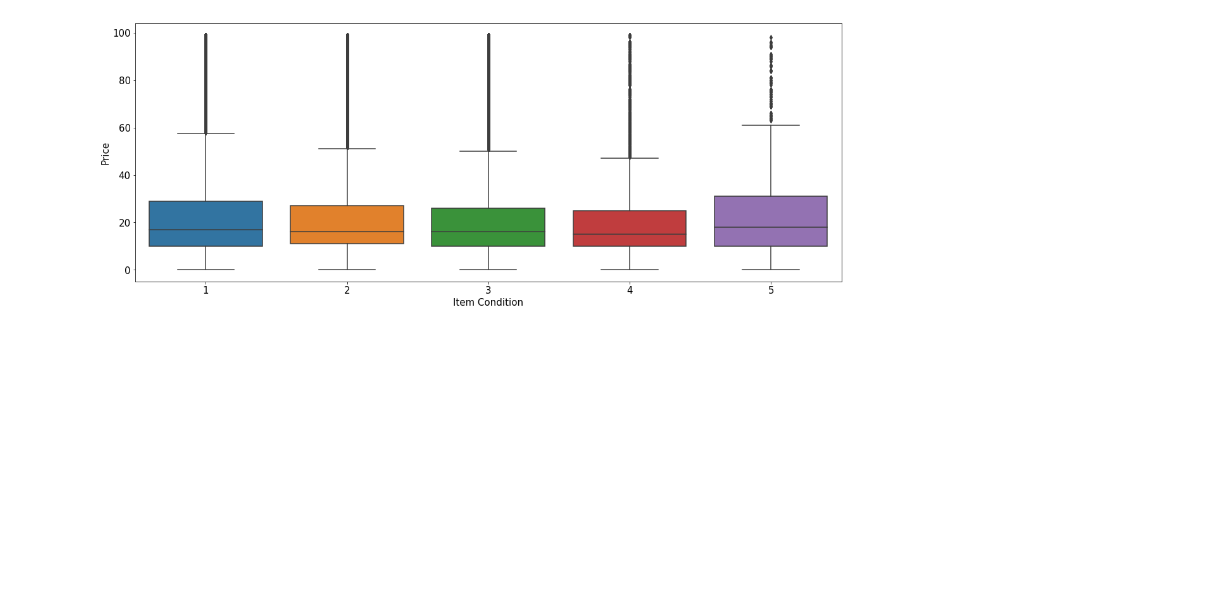
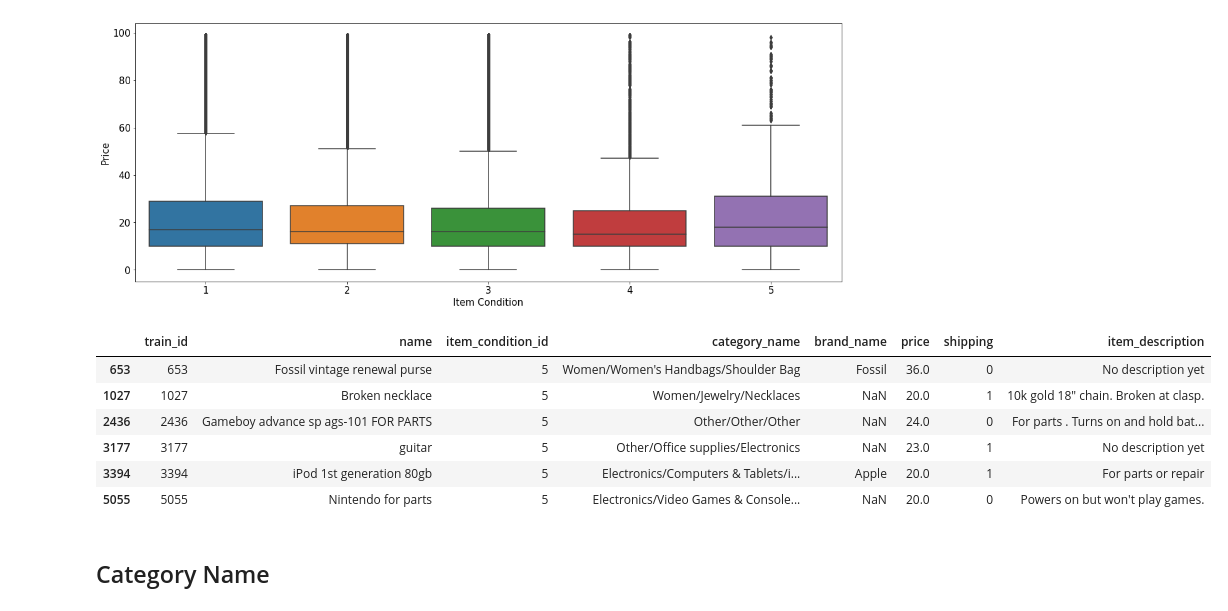
Before and after one commit to Sparrowan/Mercari-price-prediction, a Jupyter notebook: Mercari_Price_Prediction.ipynb, the cells around one changed output. Cells and saved outputs as stored; diff of their text form; code cells hidden in the pictures; blank space fills up the shorter version.

```diff
--- a/Mercari_Price_Prediction.ipynb
+++ b/Mercari_Price_Prediction.ipynb
@@ -220,3 +220,16 @@ plt.yticks(fontsize=15)
 plt.show()
 # %% [output]
 [figure]
+# %%
+con = train[(train['item_condition_id']==5) & (train['price']>=20)]
+con.head(6)
+# %% [output]
+|  | train_id | name | item_condition_id | category_name | brand_name | price | shipping | item_description |
+| 653 | 653 | Fossil vintage renewal purse | 5 | Women/Women's Handbags/Shoulder Bag | Fossil | 36.0 | 0 | No description yet |
+| 1027 | 1027 | Broken necklace | 5 | Women/Jewelry/Necklaces | NaN | 20.0 | 1 | 10k gold 18" chain. Broken at clasp. |
+| 2436 | 2436 | Gameboy advance sp ags-101 FOR PARTS | 5 | Other/Other/Other | NaN | 24.0 | 0 | For parts . Turns on and hold bat... |
+| 3177 | 3177 | guitar | 5 | Other/Office supplies/Electronics | NaN | 23.0 | 1 | No description yet |
+| 3394 | 3394 | iPod 1st generation 80gb | 5 | Electronics/Computers & Tablets/i... | Apple | 20.0 | 1 | For parts or repair |
+| 5055 | 5055 | Nintendo for parts | 5 | Electronics/Video Games & Console... | NaN | 20.0 | 0 | Powers on but won't play games. |
+# %% [markdown]
+<h2>Category Name</h2>
```
Also changed, not shown: parts of 13 cells of this notebook.
